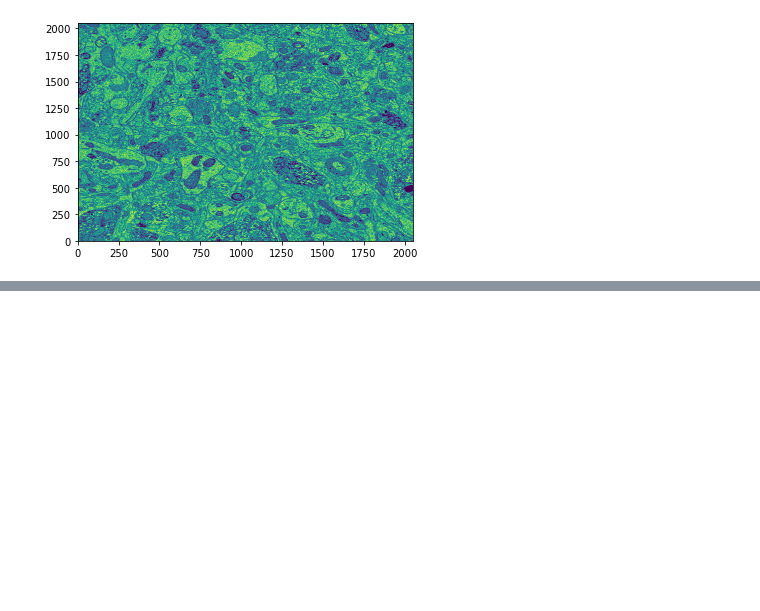
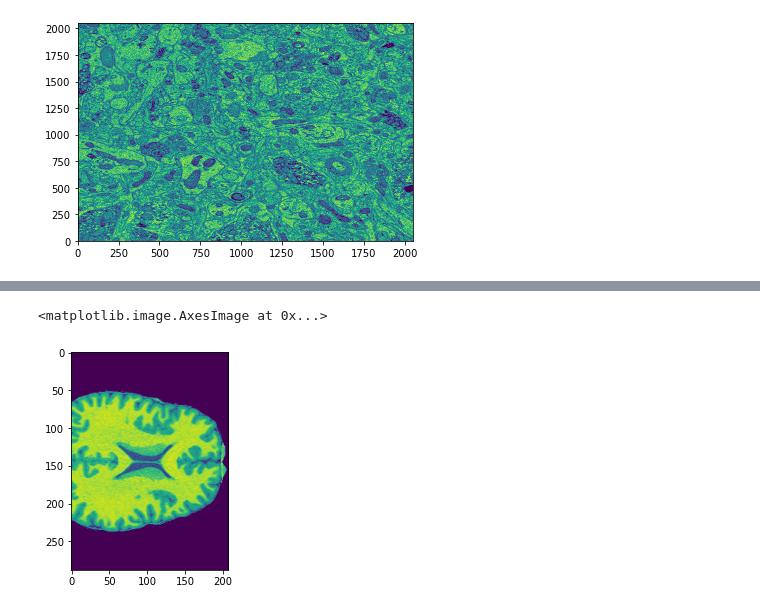
Before and after one commit to talizacks/yt_Summer_proj, a Jupyter notebook: Neuro.ipynb, the cells around one changed output, grey strips where cells are left out. Cells and saved outputs as stored; diff of their text form; code cells hidden in the pictures; blank space fills up the shorter version.

```diff
--- a/Neuro.ipynb
+++ b/Neuro.ipynb
@@ -91,0 +158,5 @@ interactive(children=(IntSlider(value=0, description='i', max=10), Output()), _d
+# %%
+plt.imshow(test)
+# %% [output]
+<matplotlib.image.AxesImage at 0x...>
+[figure, added]
```
Also changed, not shown: parts of 20 cells of this notebook, 1 other file.
